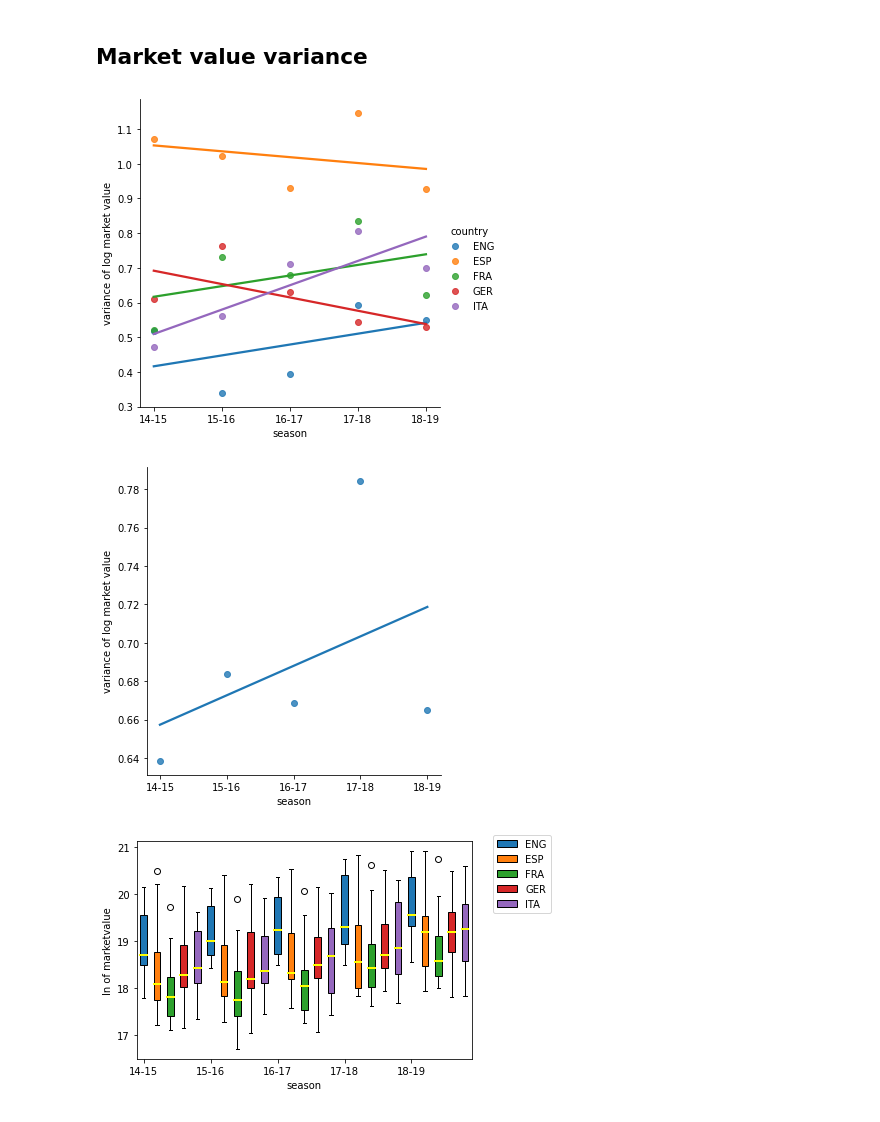
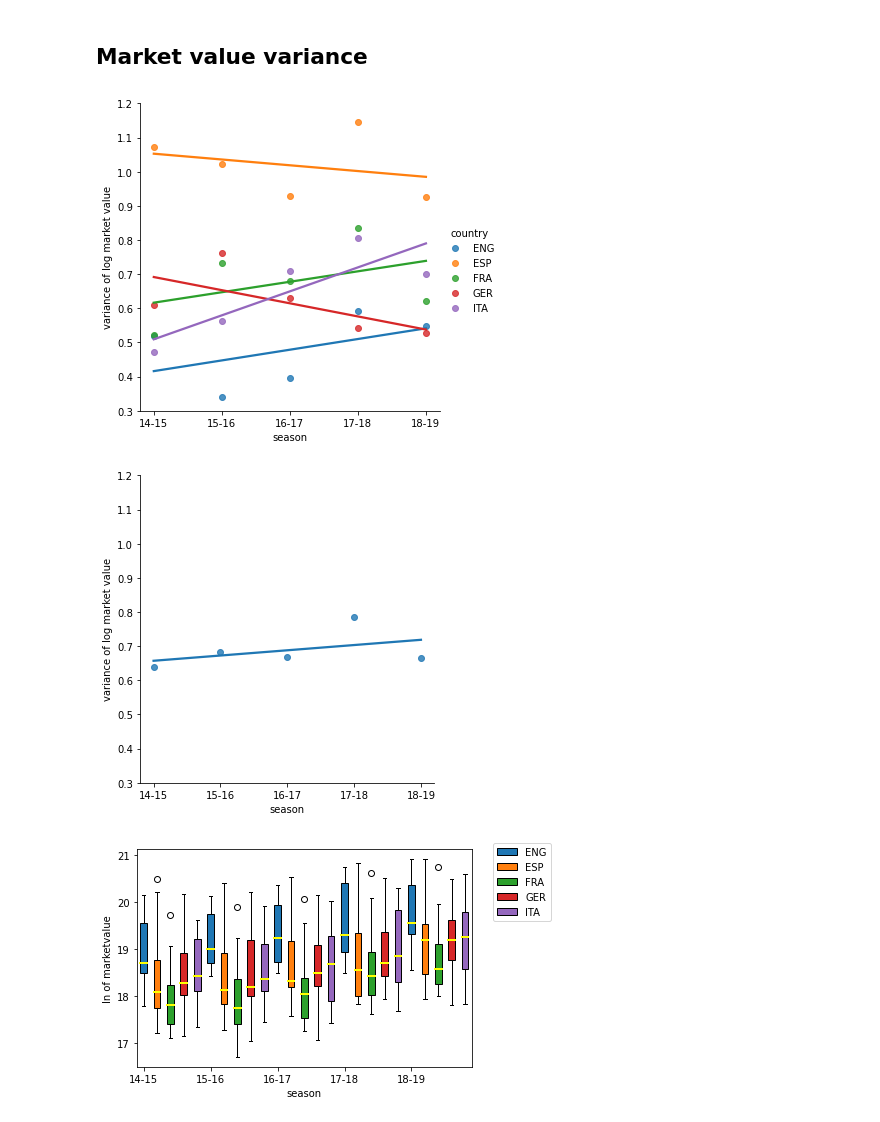
Before and after one commit to LUKEx76/football_prediction, a Jupyter notebook: plotting/plotting.ipynb, the cells around one changed output. Drawn from its saved outputs; the diff is of its cells as text; code cells hidden in the pictures.

```diff
--- a/plotting/plotting.ipynb
+++ b/plotting/plotting.ipynb
@@ -17,10 +17,12 @@ np.random.seed(SEED)
 warnings.filterwarnings('ignore')
 # %%
 # Helperfunctions
-def plot_per_season_per_country(df, y, y_label,fit_reg=True):
+def plot_per_season_per_country(df, y, y_label,fit_reg=True,y_lim=None):
     seasons = [14, 15, 16, 17, 18]
     sns.lmplot(x="season", y=y,
                hue="country", data=df, ci=None, fit_reg=fit_reg)
+    if y_lim != None:
+        plt.ylim(y_lim)
     plt.ylabel(y_label)
     plt.xticks(seasons, ["14-15", "15-16", "16-17", "17-18", "18-19"])
     sumed_df = pd.DataFrame()
@@ -34,6 +36,8 @@ def plot_per_season_per_country(df, y, y_label,fit_reg=True):
                data=sumed_df, ci=None, fit_reg=fit_reg)
     plt.ylabel(y_label)
     plt.xticks(seasons, ["14-15", "15-16", "16-17", "17-18", "18-19"])
+    if y_lim != None:
+        plt.ylim(y_lim)
     plt.show()
 # %% [markdown]
 ## Subject data
@@ -86,11 +93,12 @@ plot_per_season_per_country(df_market_value, y="avg_market_value_in_mio_euro", y
 # %%
 df_market_value_variance = pd.read_csv(
     'data/plot_ln_market_value_variance.csv', sep=';')
 plot_per_season_per_country(
-    df_market_value_variance, y="ln_market_value_variance", y_label="variance of log market value")
+    df_market_value_variance, y="ln_market_value_variance",
+    y_label="variance of log market value", y_lim=(0.3,1.2))
 # %% [output]
-[figure, old version]
+[figure, new version]
-[figure, old version]
+[figure, new version]
 # %%
 
 market_value_raw_df = pd.read_csv("data/plot_market_value_raw.csv",sep=";")
```
Also changed, not shown: parts of 4 cells of this notebook, 5 other files.
